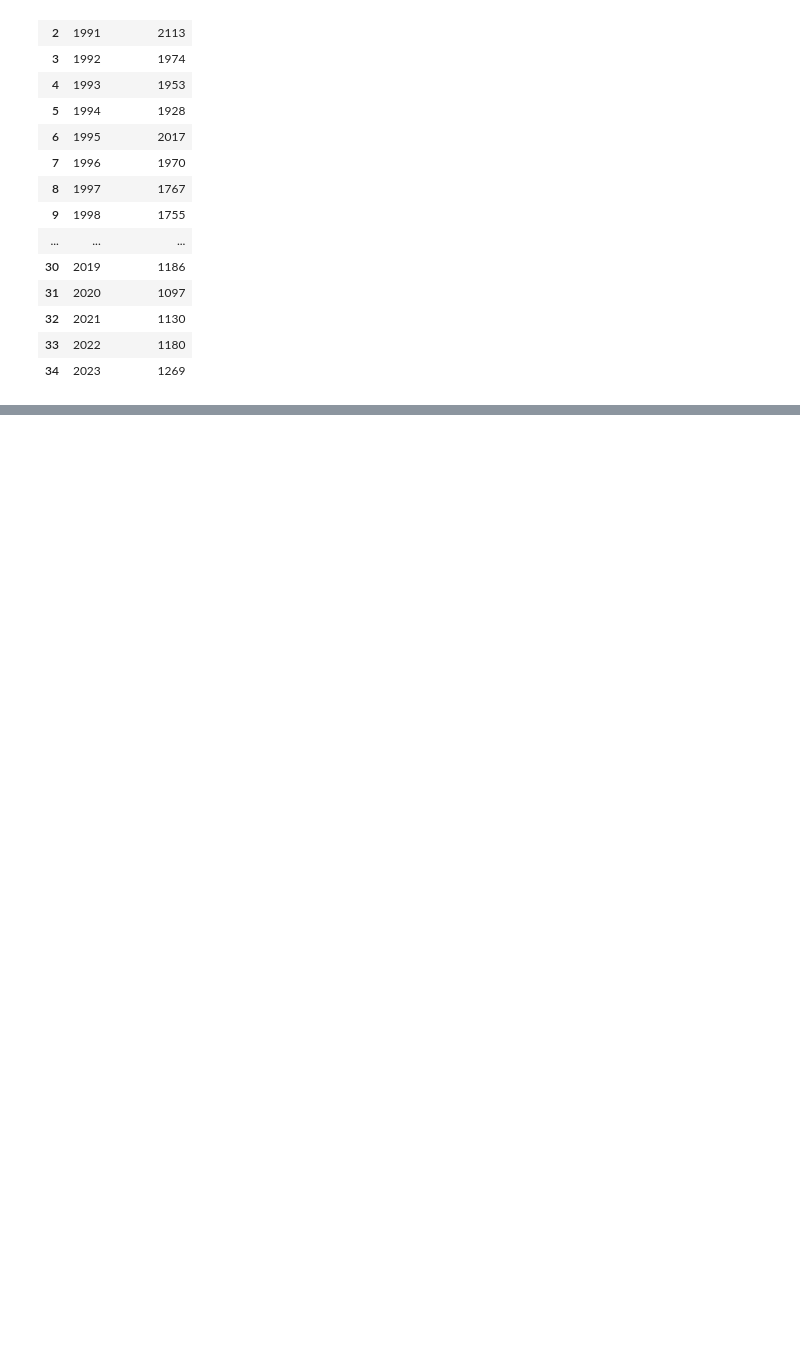
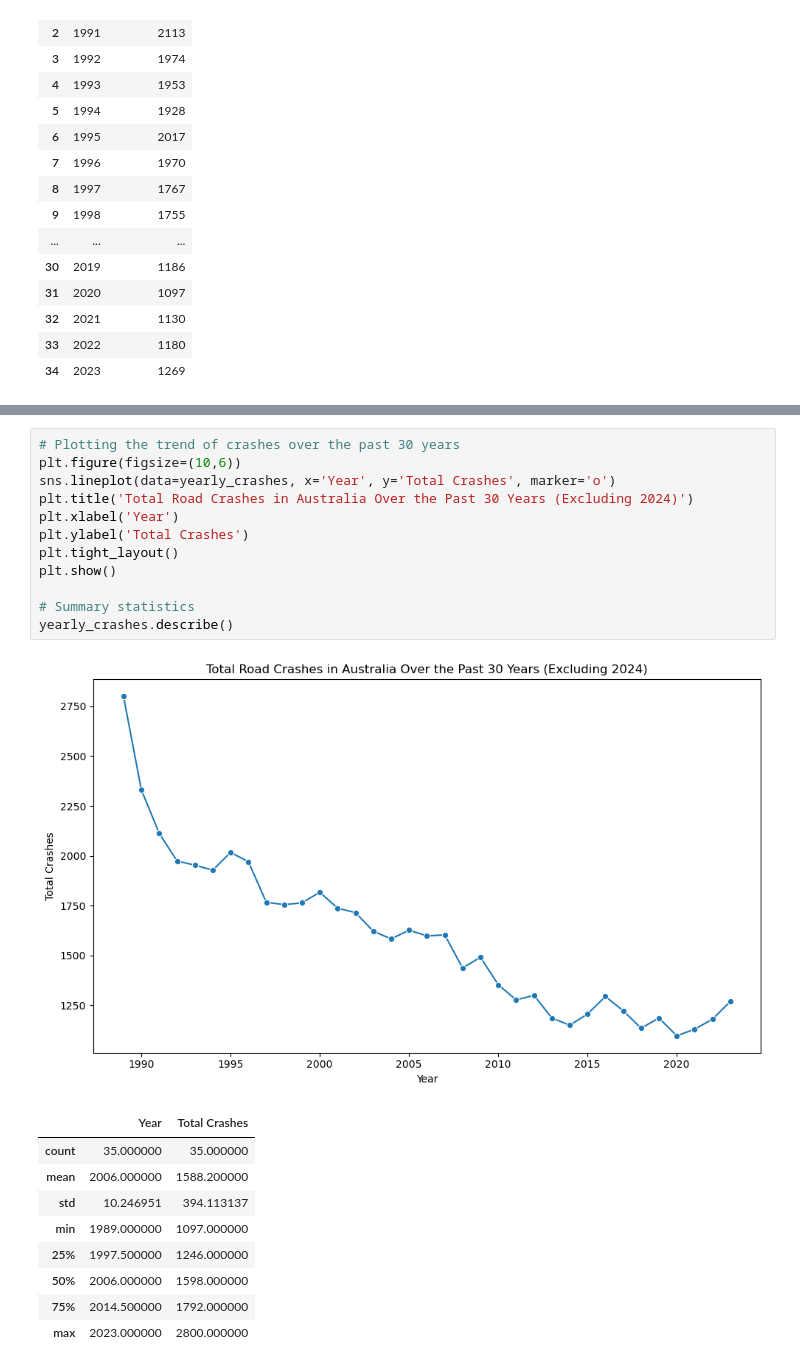
Before and after one commit to Yukitoshi12345/Australia-Road-Fatality, a Jupyter notebook: main.ipynb, the cells around one changed output, grey strips where cells are left out. Saved outputs shown, nothing was run; the diff lists cells and outputs as text; blank space fills up the shorter version.

Commit message:
graphed australia fatality over 30 years

```diff
--- a/main.ipynb
+++ b/main.ipynb
@@ -247,0 +99,23 @@ plt.show()
+# %%
+# Plotting the trend of crashes over the past 30 years
+plt.figure(figsize=(10,6))
+sns.lineplot(data=yearly_crashes, x='Year', y='Total Crashes', marker='o')
+plt.title('Total Road Crashes in Australia Over the Past 30 Years (Excluding 2024)')
+plt.xlabel('Year')
+plt.ylabel('Total Crashes')
+plt.tight_layout()
+plt.show()
+
+# Summary statistics
+yearly_crashes.describe()
+# %% [output]
+[figure, added]
+|  | Year | Total Crashes |
+| count | 35.000000 | 35.000000 |
+| mean | 2006.000000 | 1588.200000 |
+| std | 10.246951 | 394.113137 |
+| min | 1989.000000 | 1097.000000 |
+| 25% | 1997.500000 | 1246.000000 |
+| 50% | 2006.000000 | 1598.000000 |
+| 75% | 2014.500000 | 1792.000000 |
+| max | 2023.000000 | 2800.000000 |
```
Also changed, not shown: parts of 7 cells of this notebook, 4 other files.
